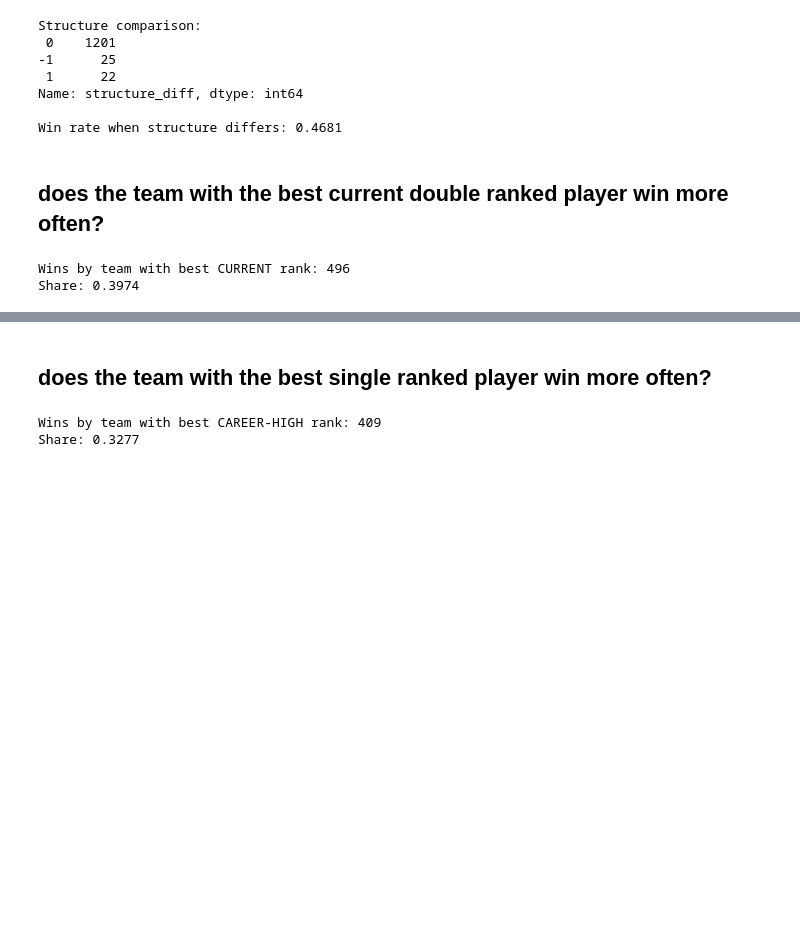
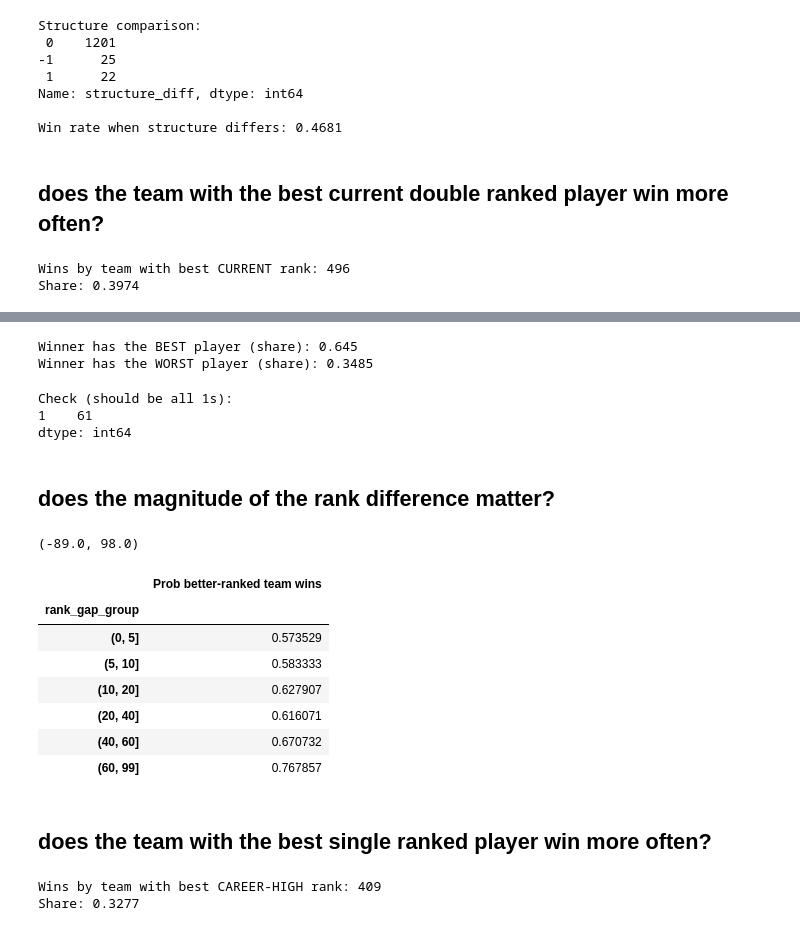
Before and after one commit to AEGDDI/tennis-homophily, a Jupyter notebook: code/cleaning/final_ds.ipynb, the cells around one changed output, grey strips where cells are left out. Saved outputs shown, nothing was run; the diff lists cells and outputs as text; code cells hidden in the pictures; blank space fills up the shorter version.

```diff
--- a/code/cleaning/final_ds.ipynb
+++ b/code/cleaning/final_ds.ipynb
@@ -261,10 +236,10 @@ df['experience_diff_losers']  = (df['losers_p1_experience_double']  - df['losers
 
 # --- rank/ability ---
 
-df['rank_diff_winners'] = (df['winners_p1_rank'] - df['winners_p2_rank']).abs()
-df['rank_mean_winners'] = (df['winners_p1_rank'] + df['winners_p2_rank'])/2
-df['rank_diff_losers']  = (df['losers_p1_rank']  - df['losers_p2_rank']).abs()
-df['rank_mean_losers']  = (df['losers_p1_rank']  + df['losers_p2_rank'])/2
+df['rank_diff_winners'] = (df['winners_p1_rank_num'] - df['winners_p2_rank_num']).abs()
+df['rank_mean_winners'] = (df['winners_p1_rank_num'] + df['winners_p2_rank_num'])/2
+df['rank_diff_losers']  = (df['losers_p1_rank_num']  - df['losers_p2_rank_num']).abs()
+df['rank_mean_losers']  = (df['losers_p1_rank_num']  + df['losers_p2_rank_num'])/2
 
 df["single_rank_diff_winners"] = (df['winners_p1_singles_career_high_rank_num'] - df['winners_p2_singles_career_high_rank_num']).abs()
 df["single_rank_diff_losers"]  = (df['losers_p1_singles_career_high_rank_num']  - df['losers_p2_singles_career_high_rank_num']).abs()
@@ -335,8 +465,8 @@ for c in cols:
 w_p1_single = df["winners_p1_single_specialist"].eq(1)
 w_p2_single = df["winners_p2_single_specialist"].eq(1)
 
-w_p1_best = df["winners_p1_rank"] < df["winners_p2_rank"]
-w_p2_best = df["winners_p2_rank"] < df["winners_p1_rank"]
+w_p1_best = df["winners_p1_rank_num"] < df["winners_p2_rank_num"]
+w_p2_best = df["winners_p2_rank_num"] < df["winners_p1_rank_num"]
 
 df["winner_specialist_best"] = (
     (w_p1_single & w_p1_best) |
@@ -349,8 +479,8 @@ df["winner_specialist_best"] = (
 l_p1_single = df["losers_p1_single_specialist"].eq(1)
 l_p2_single = df["losers_p2_single_specialist"].eq(1)
 
-l_p1_best = df["losers_p1_rank"] < df["losers_p2_rank"]
-l_p2_best = df["losers_p2_rank"] < df["losers_p1_rank"]
+l_p1_best = df["losers_p1_rank_num"] < df["losers_p2_rank_num"]
+l_p2_best = df["losers_p2_rank_num"] < df["losers_p1_rank_num"]
 
 df["loser_specialist_best"] = (
     (l_p1_single & l_p1_best) |
@@ -383,8 +513,10 @@ Win rate when structure differs: 0.4681
 # %% [markdown]
 ## does the team with the best current double ranked player win more often?
 # %%
-df["winner_best_rank"] = df[["winners_p1_rank","winners_p2_rank"]].min(axis=1)
-df["loser_best_rank"]  = df[["losers_p1_rank","losers_p2_rank"]].min(axis=1)
+df["winner_best_rank"] = df[["winners_p1_rank_num","winners_p2_rank_num"]].min(axis=1)
+df["winner_worst_rank"] = df[["winners_p1_rank_num","winners_p2_rank_num"]].max(axis=1)
+df["loser_best_rank"]  = df[["losers_p1_rank_num","losers_p2_rank_num"]].min(axis=1)
+df["loser_worst_rank"]  = df[["losers_p1_rank_num","losers_p2_rank_num"]].max(axis=1)
 # %%
 df["winner_has_best_current_rank"] = (
     df["winner_best_rank"] < df["loser_best_rank"]
@@ -401,3 +579,58 @@ Share: 0.3974
+# %%
+valid["winner_has_match_best"]  = (valid["winner_best_rank"]  == valid["match_best_rank"])
+valid["winner_has_match_worst"] = (valid["winner_worst_rank"] == valid["match_worst_rank"])
+
+print("\nWinner has the BEST player (share):", round(valid["winner_has_match_best"].mean(), 4))
+print("Winner has the WORST player (share):", round(valid["winner_has_match_worst"].mean(), 4))
+# %% [output]
+Winner has the BEST player (share): 0.645
+Winner has the WORST player (share): 0.3485
+# %%
+# loser_is_14_team should be the complement inside valid_14_23
+valid_14_23["loser_is_14_team"] = 1 - valid_14_23["winner_is_14_team"]
+
+# Check: in all such matches, exactly one side is 1+4
+check = (valid_14_23["winner_is_14_team"] + valid_14_23["loser_is_14_team"]).value_counts()
+print("\nCheck (should be all 1s):")
+print(check)
+# %% [output]
+Check (should be all 1s):
+1    61
+dtype: int64
+# %% [markdown]
+## does the magnitude of the rank difference matter?
+# %%
+df["best_rank_diff"] = df["loser_best_rank"] - df["winner_best_rank"]
+# %%
+df["best_rank_diff"].min(), df["best_rank_diff"].max()
+# %% [output]
+(-89.0, 98.0)
+# %%
+df["abs_rank_diff"] = df["best_rank_diff"].abs()
+
+df["rank_gap_group"] = pd.cut(
+    df["abs_rank_diff"],
+    bins=[0, 5, 10, 20, 40, 60, 99]
+)
+
+gap_table = (
+    df[df["best_rank_diff"] != 0]
+    .assign(better_team_wins = df["best_rank_diff"] > 0)
+    .groupby("rank_gap_group")["better_team_wins"]
+    .mean()
+    .to_frame("Prob better-ranked team wins")
+)
+
+gap_table
+# %% [output]
+|  | Prob better-ranked team wins |
+| rank_gap_group |  |
+| (0, 5] | 0.573529 |
+| (5, 10] | 0.583333 |
+| (10, 20] | 0.627907 |
+| (20, 40] | 0.616071 |
+| (40, 60] | 0.670732 |
+| (60, 99] | 0.767857 |
 # %% [markdown]
 ## does the team with the best single ranked player win more often?
 # %%
```
Also changed, not shown: parts of 33 cells of this notebook, 4 other files.
